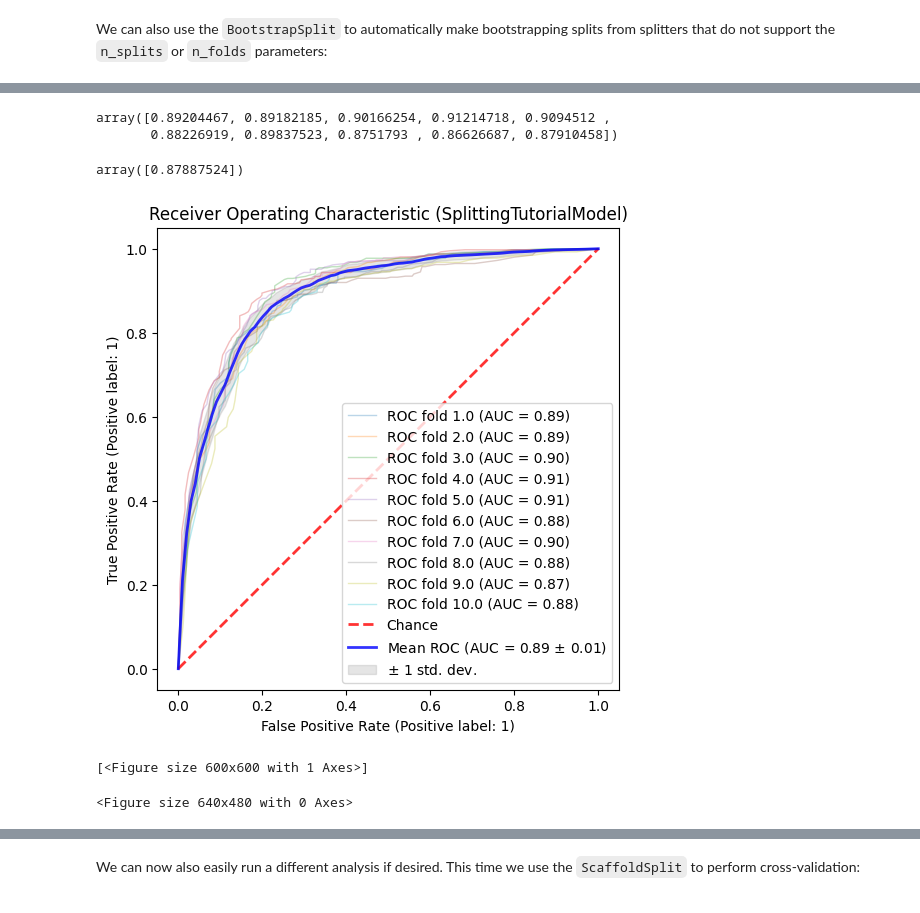
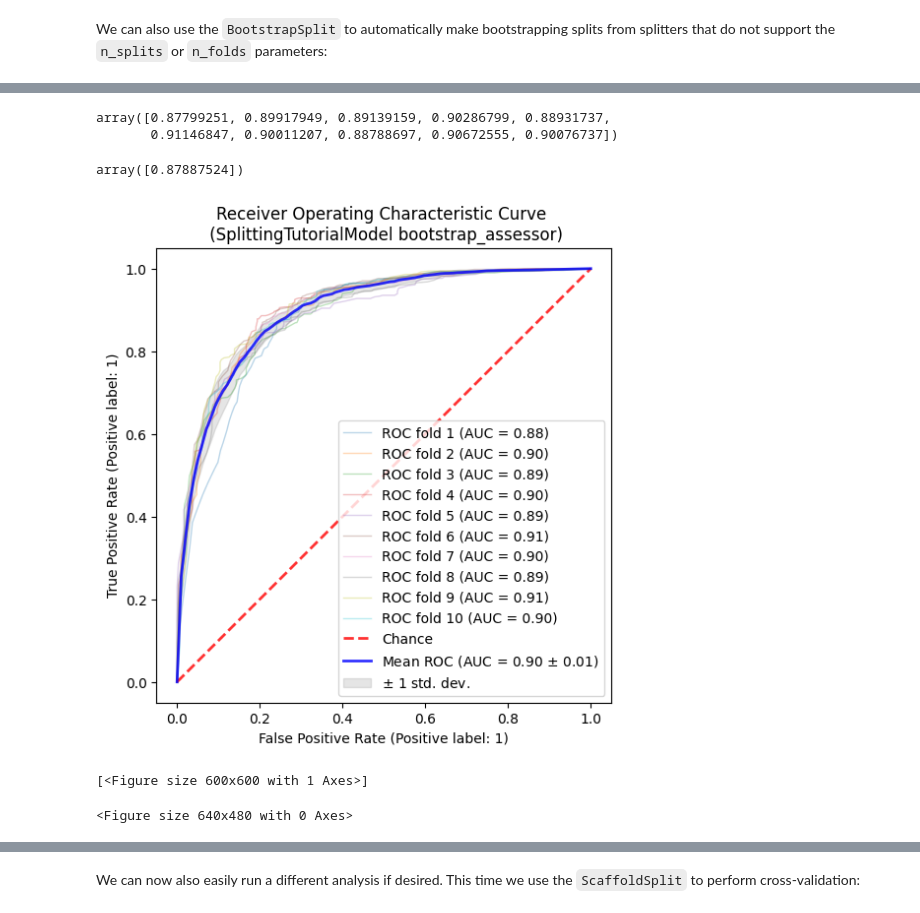
Before and after one commit to CDDLeiden/QSPRpred, a Jupyter notebook: tutorials/basics/data/data_splitting.ipynb, the cells around one changed output, grey strips where cells are left out. Drawn from its saved outputs; the diff is of its cells as text; code cells hidden in the pictures.

Commit message:
fix splitting tutorial

```diff
--- a/tutorials/basics/data/data_splitting.ipynb
+++ b/tutorials/basics/data/data_splitting.ipynb
@@ -202,8 +307,8 @@ The same procedure can also be used for traditional cross-validation:
 from sklearn.model_selection import StratifiedKFold
 
 split = StratifiedKFold(n_splits=10, shuffle=True, random_state=dataset.randomState)
-for fold, (X_train, X_test, y_train, y_test, train_index, test_index) in enumerate(
-        dataset.iterFolds(split)):
-    print_cv_split(fold, X_train, X_test, y_train, y_test, train_index, test_index)
+dataset.addSplit(split, name="cv_split")
+for fold, (X_train, y_train, X_test, y_test) in enumerate(dataset.iterSplit("cv_split", as_type="pandas")):
+    print_cv_split(fold, X_train, y_train, X_test, y_test)
 # %% [output]
 Fold 1
@@ -234,8 +335,8 @@ from qsprpred.data.chem.scaffolds import BemisMurckoRDKit
 from qsprpred.data import ScaffoldSplit
 
 split = ScaffoldSplit(n_folds=10, scaffold=BemisMurckoRDKit())
-for fold, (X_train, X_test, y_train, y_test, train_index, test_index) in enumerate(
-        dataset.iterFolds(split)):
-    print_cv_split(fold, X_train, X_test, y_train, y_test, train_index, test_index)
+dataset.addSplit(split, name="scaffold_split")
+for fold, (X_train, y_train, X_test, y_test) in enumerate(dataset.iterSplit("scaffold_split", as_type="pandas")):
+    print_cv_split(fold, X_train, y_train, X_test, y_test)
 # %% [output]
 Fold 1
@@ -261,9 +362,9 @@ We can also use the `BootstrapSplit` to automatically make bootstrapping splits
 from qsprpred.data import BootstrapSplit
 
 split = BootstrapSplit(split=RandomSplit(0.2), n_bootstraps=10)
-for fold, (X_train, X_test, y_train, y_test, train_index, test_index) in enumerate(
-        dataset.iterFolds(split, concat=True)):
-    print_cv_split(fold, X_train, X_test, y_train, y_test, train_index, test_index)
+dataset.addSplit(split, name="bs_random_split")
+for fold, (X_train, y_train, X_test, y_test) in enumerate(dataset.iterSplit("bs_random_split", as_type="pandas")):
+    print_cv_split(fold, X_train, y_train, X_test, y_test)
 # %% [output]
 Fold 1
 Train: (3265, 2048)
@@ -289,8 +390,6 @@ We can also directly supply these splitters to the `HyperparameterOptimizer` and
 # %%
-from qsprpred.models import SklearnModel
+from qsprpred.models import SklearnModel, OptunaOptimization, Assessor
 from sklearn.ensemble import ExtraTreesClassifier
-from qsprpred.models import OptunaOptimization
-from qsprpred.models import CrossValAssessor
 
 os.makedirs("../../tutorial_output/models", exist_ok=True)
 
@@ -304,7 +403,8 @@ search_space_bs = {"n_estimators": ["int", 10, 100, 250]}
 optimizer = OptunaOptimization(
     param_grid=search_space_bs,
     n_trials=3,  # for demonstration purposes we only use three trials
-    model_assessor=CrossValAssessor(
+    model_assessor=Assessor(
+        name="bootstrap_assessor",
         scoring="roc_auc",
         split=BootstrapSplit(split=RandomSplit(0.2), n_bootstraps=5)
     )
@@ -320,12 +419,13 @@ qsprpred - WARNING - Explicitly specified random state (42)will override model s
 # %%
 # run bootstrapping ten times with the optimized model
-CrossValAssessor(
+Assessor(
+    name="bootstrap_assessor",
     scoring="roc_auc",
     split=BootstrapSplit(split=RandomSplit(0.2), n_bootstraps=10)
 )(model, dataset)
 # %% [output]
-array([0.89204467, 0.89182185, 0.90166254, 0.91214718, 0.9094512 ,
-       0.88226919, 0.89837523, 0.8751793 , 0.86626687, 0.87910458])
+array([0.87799251, 0.89917949, 0.89139159, 0.90286799, 0.88931737,
+       0.91146847, 0.90011207, 0.88788697, 0.90672555, 0.90076737])
 # %%
 # evaluate on the test set as well
 from qsprpred.models import TestSetAssessor
@@ -338,11 +438,10 @@ _ = model.save()
 # %%
 # plot the results for bootstrapping
 from qsprpred.plotting.classification import ROCPlot
 
-plot = ROCPlot([model])
-plot.make(save=True, show=True, property_name=model.targetProperties[0].name,
-          validation="cv")
+plot = ROCPlot([model], ["bootstrap_assessor"])
+plot.make(save=True, show=True, property_name=model.targetProperties[0].name)
 # %% [output]
-[figure, old version]
+[figure, new version]
 [<Figure size 600x600 with 1 Axes>]
 <Figure size 640x480 with 0 Axes>
```
Also changed, not shown: parts of 35 cells of this notebook.
